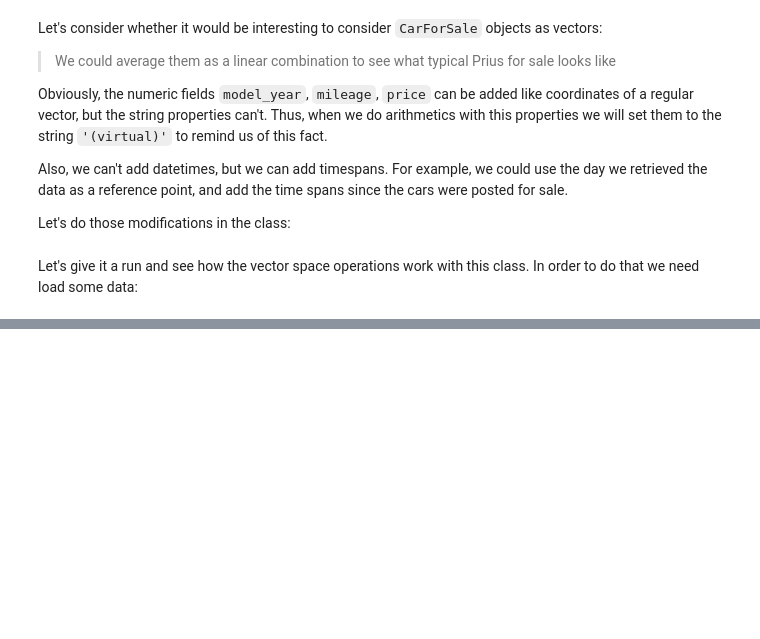
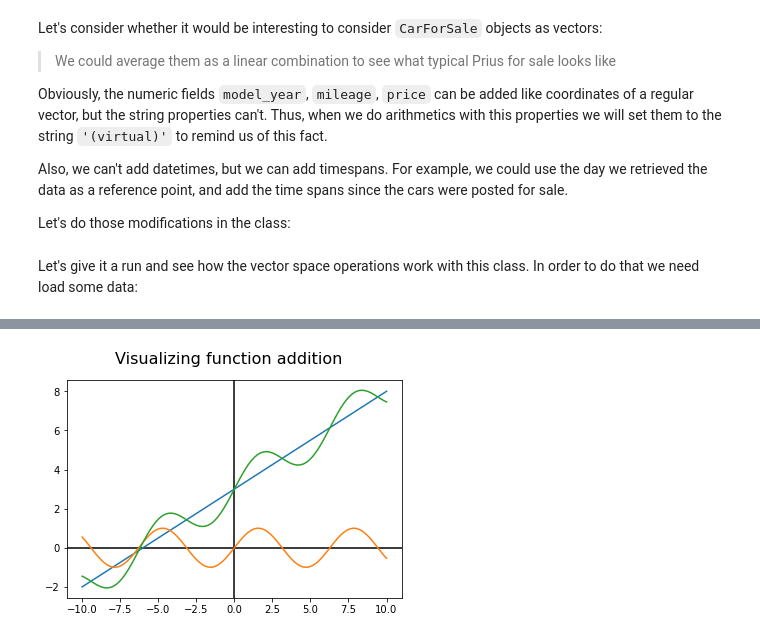
Before and after one commit to sergiofgonzalez/math-workbench, a Jupyter notebook: 05-generalizations-for-higher-dimensions/01-generalizing-to-higher-dimensions-concepts-notebook/generalization-concepts.ipynb, the cells around one changed output, grey strips where cells are left out. Saved outputs shown, nothing was run; the diff lists cells and outputs as text; code cells hidden in the pictures; blank space fills up the shorter version.

```diff
--- a/05-generalizations-for-higher-dimensions/01-generalizing-to-higher-dimensions-concepts-notebook/generalization-concepts.ipynb
+++ b/05-generalizations-for-higher-dimensions/01-generalizing-to-higher-dimensions-concepts-notebook/generalization-concepts.ipynb
@@ -667,0 +739,17 @@ print(cars[0].__dict__)
+# %%
+from my_plot import plot
+
+def f(x):
+    return 0.5 * x + 3
+
+def g(x):
+    return sin(x)
+
+def add_functions(f, g):
+    def new_function(x):
+        return f(x) + g(x)
+    return new_function
+
+plot([f, g, add_functions(f, g)], -10, 10, 'Visualizing function addition')
+# %% [output]
+[figure, added]
```
Also changed, not shown: parts of 11 cells of this notebook, 1 other file.
